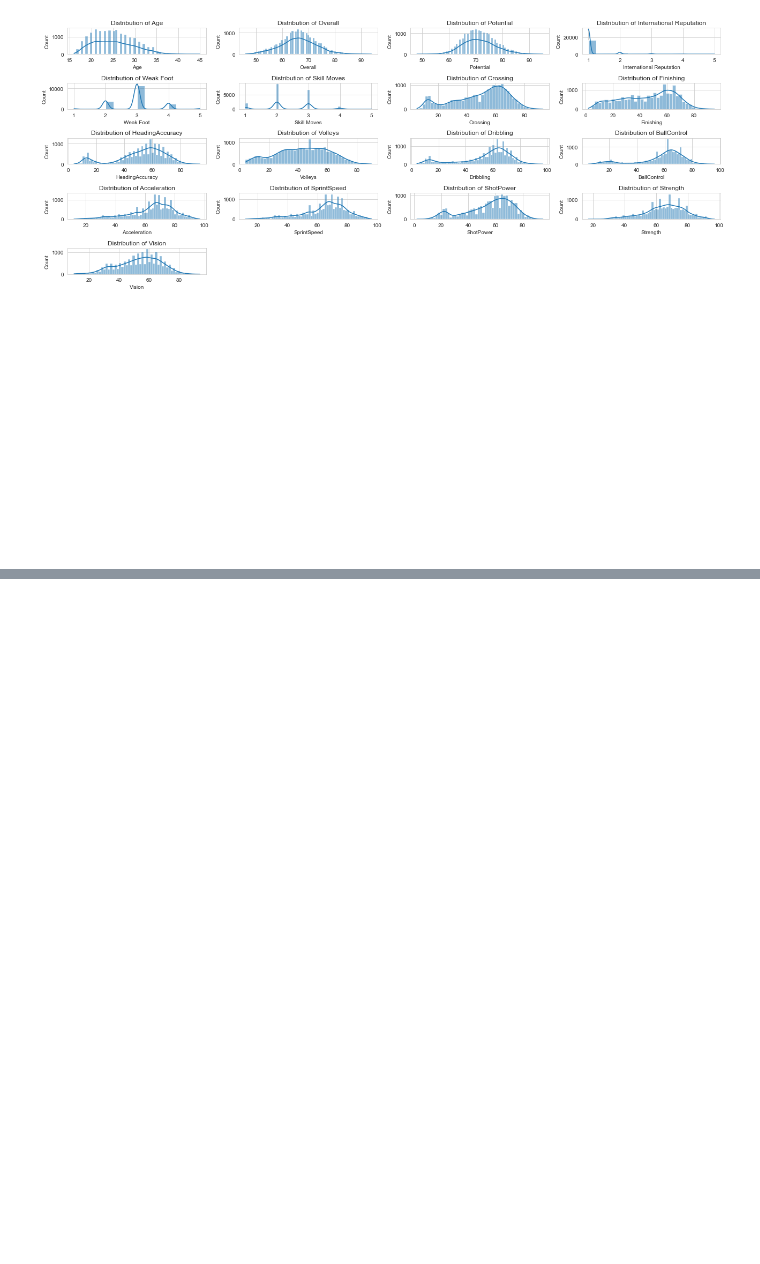
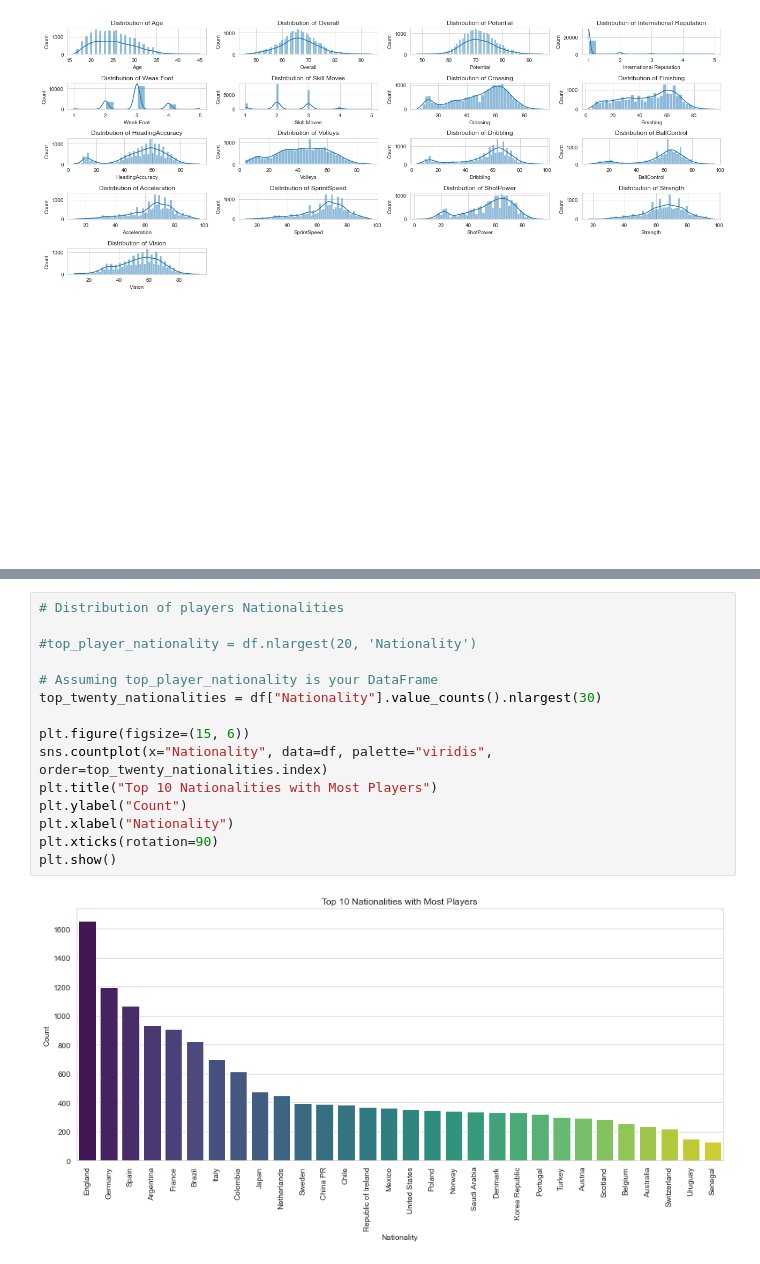
Before and after one commit to bulemi2/Football_Analysis, a Jupyter notebook: Analysis.ipynb, the cells around one changed output, grey strips where cells are left out. Saved outputs shown, nothing was run; the diff lists cells and outputs as text; blank space fills up the shorter version.

```diff
--- a/Analysis.ipynb
+++ b/Analysis.ipynb
@@ -400,0 +402,17 @@ plt.show()
+# %%
+# Distribution of players Nationalities
+
+#top_player_nationality = df.nlargest(20, 'Nationality')
+
+# Assuming top_player_nationality is your DataFrame
+top_twenty_nationalities = df["Nationality"].value_counts().nlargest(30)
+
+plt.figure(figsize=(15, 6))
+sns.countplot(x="Nationality", data=df, palette="viridis", order=top_twenty_nationalities.index)
+plt.title("Top 10 Nationalities with Most Players")
+plt.ylabel("Count")
+plt.xlabel("Nationality")
+plt.xticks(rotation=90)
+plt.show()
+# %% [output]
+[figure, added]
```
Also changed, not shown: parts of 20 cells of this notebook.
